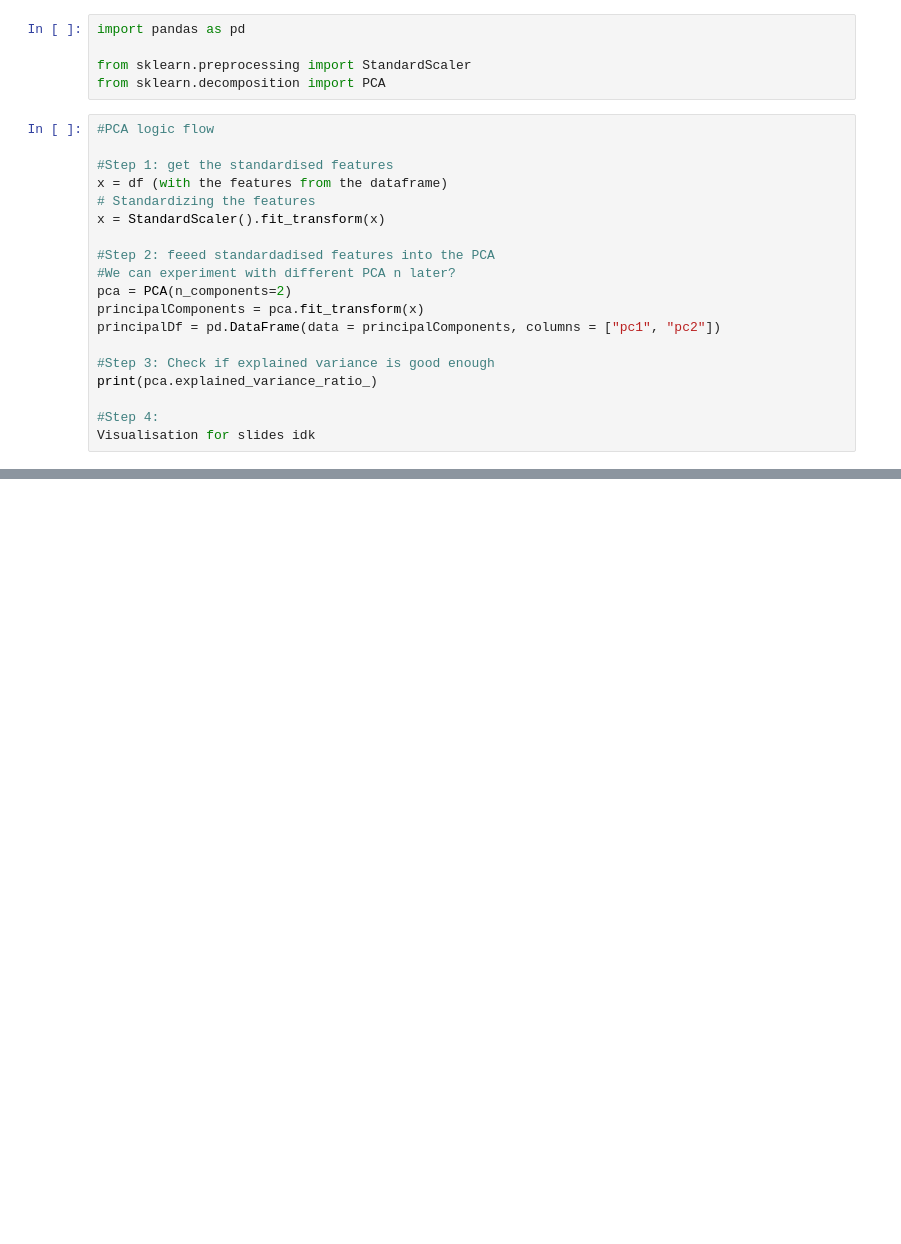
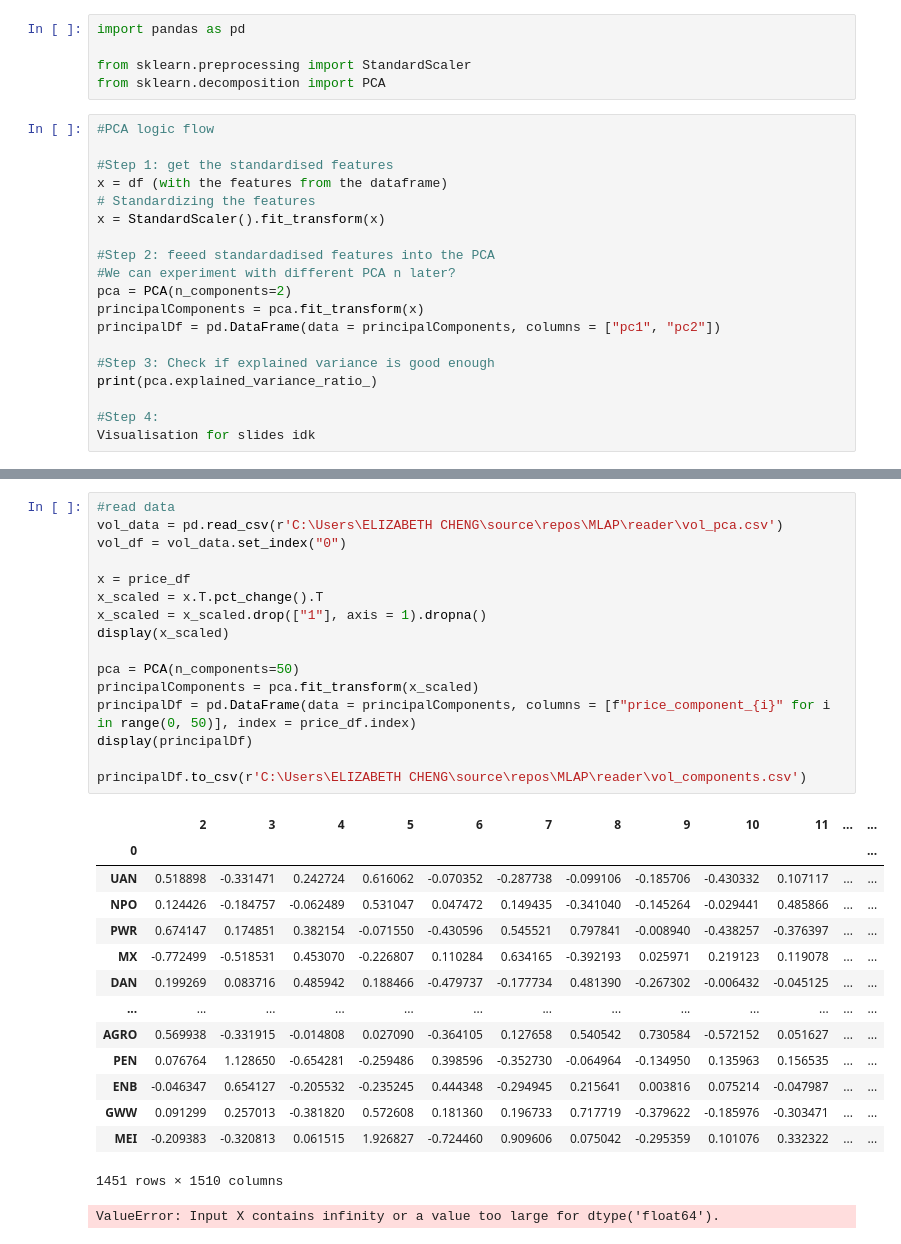
Before and after one commit to azile-g/MLAP_Proj, a Jupyter notebook: pairs_selection/PCA.ipynb, the cells around one changed output, grey strips where cells are left out. Drawn from its saved outputs; the diff is of its cells as text; blank space fills up the shorter version.

```diff
--- a/pairs_selection/PCA.ipynb
+++ b/pairs_selection/PCA.ipynb
@@ -51,0 +59,32 @@ display(principalDf)
+# %%
+#read data
+vol_data = pd.read_csv(r'C:\Users\ELIZABETH CHENG\source\repos\MLAP\reader\vol_pca.csv')
+vol_df = vol_data.set_index("0")
+
+x = price_df
+x_scaled = x.T.pct_change().T
+x_scaled = x_scaled.drop(["1"], axis = 1).dropna()
+display(x_scaled)
+
+pca = PCA(n_components=50)
+principalComponents = pca.fit_transform(x_scaled)
+principalDf = pd.DataFrame(data = principalComponents, columns = [f"price_component_{i}" for i in range(0, 50)], index = price_df.index)
+display(principalDf)
+
+principalDf.to_csv(r'C:\Users\ELIZABETH CHENG\source\repos\MLAP\reader\vol_components.csv')
+# %% [output]
+|  | 2 | 3 | 4 | 5 | 6 | 7 | 8 | 9 | 10 | 11 | ... | ... |
+| 0 |  |  |  |  |  |  |  |  |  |  |  | ... |
+| UAN | 0.518898 | -0.331471 | 0.242724 | 0.616062 | -0.070352 | -0.287738 | -0.099106 | -0.185706 | -0.430332 | 0.107117 | ... | ... |
+| NPO | 0.124426 | -0.184757 | -0.062489 | 0.531047 | 0.047472 | 0.149435 | -0.341040 | -0.145264 | -0.029441 | 0.485866 | ... | ... |
+| PWR | 0.674147 | 0.174851 | 0.382154 | -0.071550 | -0.430596 | 0.545521 | 0.797841 | -0.008940 | -0.438257 | -0.376397 | ... | ... |
+| MX | -0.772499 | -0.518531 | 0.453070 | -0.226807 | 0.110284 | 0.634165 | -0.392193 | 0.025971 | 0.219123 | 0.119078 | ... | ... |
+| DAN | 0.199269 | 0.083716 | 0.485942 | 0.188466 | -0.479737 | -0.177734 | 0.481390 | -0.267302 | -0.006432 | -0.045125 | ... | ... |
+| ... | ... | ... | ... | ... | ... | ... | ... | ... | ... | ... | ... | ... |
+| AGRO | 0.569938 | -0.331915 | -0.014808 | 0.027090 | -0.364105 | 0.127658 | 0.540542 | 0.730584 | -0.572152 | 0.051627 | ... | ... |
+| PEN | 0.076764 | 1.128650 | -0.654281 | -0.259486 | 0.398596 | -0.352730 | -0.064964 | -0.134950 | 0.135963 | 0.156535 | ... | ... |
+| ENB | -0.046347 | 0.654127 | -0.205532 | -0.235245 | 0.444348 | -0.294945 | 0.215641 | 0.003816 | 0.075214 | -0.047987 | ... | ... |
+| GWW | 0.091299 | 0.257013 | -0.381820 | 0.572608 | 0.181360 | 0.196733 | 0.717719 | -0.379622 | -0.185976 | -0.303471 | ... | ... |
+| MEI | -0.209383 | -0.320813 | 0.061515 | 1.926827 | -0.724460 | 0.909606 | 0.075042 | -0.295359 | 0.101076 | 0.332322 | ... | ... |
+1451 rows × 1510 columns
+ValueError: Input X contains infinity or a value too large for dtype('float64').
```
Also changed, not shown: parts of 2 cells of this notebook.
